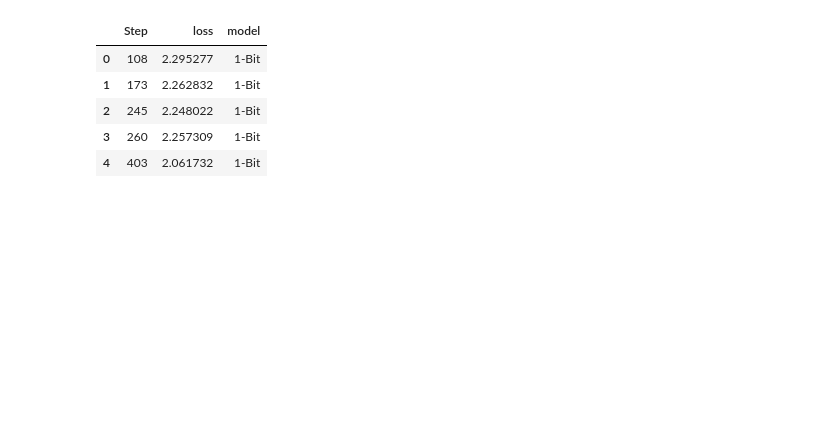
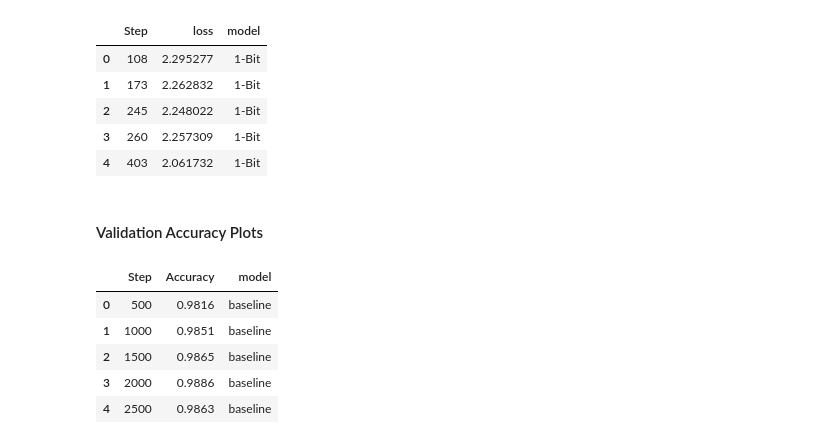
Before and after one commit to Vincent-La/ViT-CMSC472, a Jupyter notebook: plots.ipynb, the cells around one changed output. Drawn from its saved outputs; the diff is of its cells as text; code cells hidden in the pictures; blank space fills up the shorter version.

```diff
--- a/plots.ipynb
+++ b/plots.ipynb
@@ -55,5 +55,21 @@ df_config2loss.head()
 | 2 | 245 | 2.248022 | 1-Bit |
 | 3 | 260 | 2.257309 | 1-Bit |
 | 4 | 403 | 2.061732 | 1-Bit |
-# %% [markdown]
-####
+# %% [markdown]
+#### Validation Accuracy Plots
+# %%
+df_baselineacc = pd.read_csv(os.path.join('training_output', 'accuracy', 'baseline.csv')).drop('Wall time', axis=1).rename({'Value': 'Accuracy'}, axis = 1)
+df_baselineacc['model'] = 'baseline'
+
+df_config1acc = pd.read_csv(os.path.join('training_output', 'accuracy', 'config1.csv')).drop('Wall time', axis=1).rename({'Value': 'Accuracy'}, axis = 1)
+df_config1acc['model'] = '1-Bit'
+
+df_acc = pd.concat([df_baselineacc, df_config1acc])
+df_acc.head()
+# %% [output]
+|  | Step | Accuracy | model |
+| 0 | 500 | 0.9816 | baseline |
+| 1 | 1000 | 0.9851 | baseline |
+| 2 | 1500 | 0.9865 | baseline |
+| 3 | 2000 | 0.9886 | baseline |
+| 4 | 2500 | 0.9863 | baseline |
```
Also changed, not shown: parts of 5 cells of this notebook.
